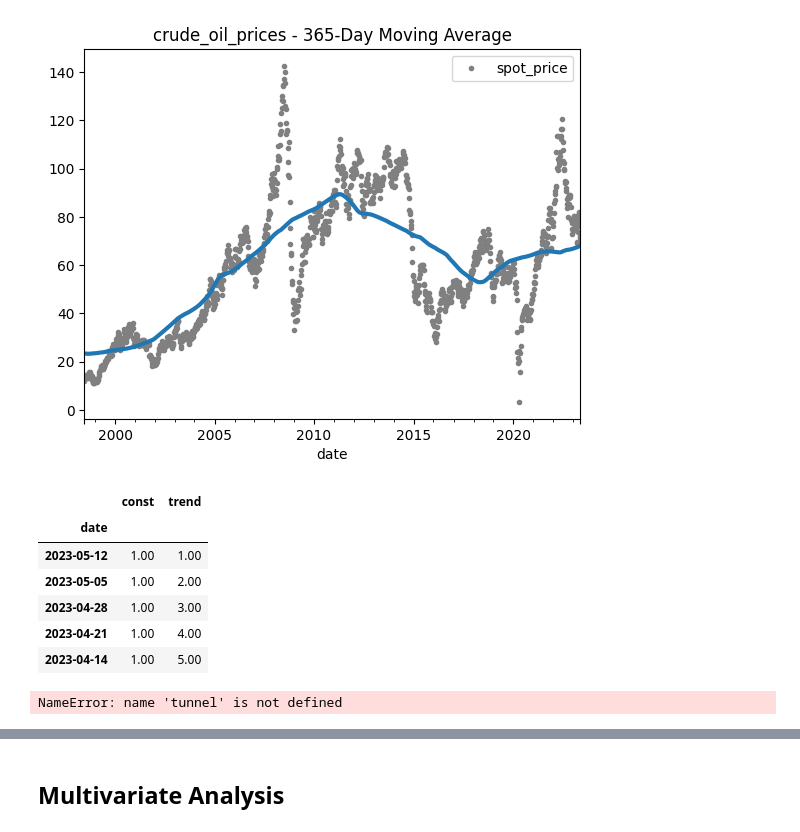
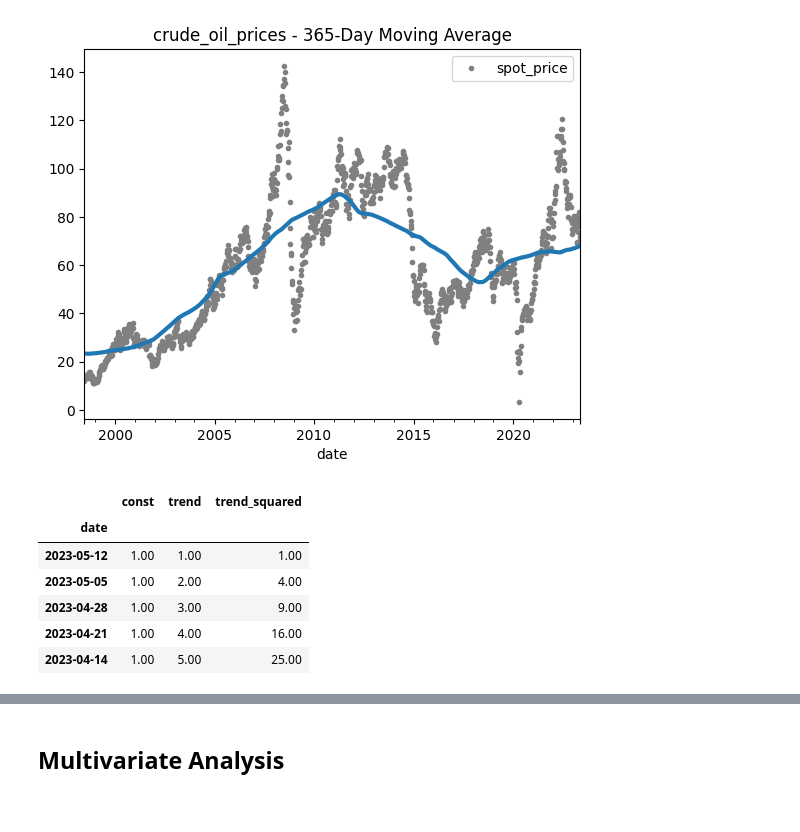
Before and after one commit to ikoghoemmanuell/Forecast-the-Future-Naira-Exchange-Rate, a Jupyter notebook: crude_oil_prices.ipynb, the cells around one changed output, grey strips where cells are left out. Cells and saved outputs as stored; diff of their text form; code cells hidden in the pictures.

```diff
--- a/crude_oil_prices.ipynb
+++ b/crude_oil_prices.ipynb
@@ -409,37 +411,31 @@ moving_average.plot(
 # %% [output]
 [figure]
 # %%
-from statsmodels.tsa.deterministic import DeterministicProcess
-
 dp = DeterministicProcess(
     index=train.index,  # dates from the training data
     constant=True,       # dummy feature for the bias (y_intercept)
-    order=1,             # the time dummy (trend)
+    order=2,             # the time dummy (trend)
     drop=True,           # drop terms if necessary to avoid collinearity
 )
 # `in_sample` creates features for the dates given in the `index` argument
-X = dp.in_sample()
+X_dp = dp.in_sample()
 
-X.head()
+X_dp.head()
 # %% [output]
-|  | const | trend |
-| date |  |  |
-| 2023-05-12 | 1.00 | 1.00 |
-| 2023-05-05 | 1.00 | 2.00 |
-| 2023-04-28 | 1.00 | 3.00 |
-| 2023-04-21 | 1.00 | 4.00 |
-| 2023-04-14 | 1.00 | 5.00 |
+|  | const | trend | trend_squared |
+| date |  |  |  |
+| 2023-05-12 | 1.00 | 1.00 | 1.00 |
+| 2023-05-05 | 1.00 | 2.00 | 4.00 |
+| 2023-04-28 | 1.00 | 3.00 | 9.00 |
+| 2023-04-21 | 1.00 | 4.00 | 16.00 |
+| 2023-04-14 | 1.00 | 5.00 | 25.00 |
 # %%
-from sklearn.linear_model import LinearRegression
-
-y = tunnel["NumVehicles"]  # the target
+y_dp = train['spot_price']  # the target
 
 # The intercept is the same as the `const` feature from
 # DeterministicProcess. LinearRegression behaves badly with duplicated
 # features, so we need to be sure to exclude it here.
 model = LinearRegression(fit_intercept=False)
-model.fit(X, y)
+model.fit(X_dp, y_dp)
 
-y_pred = pd.Series(model.predict(X), index=X.index)
+y_dp_pred = pd.Series(model.predict(X_dp), index=X_dp.index)
-# %% [output]
-NameError: name 'tunnel' is not defined
```
Also changed, not shown: parts of 14 cells of this notebook.
